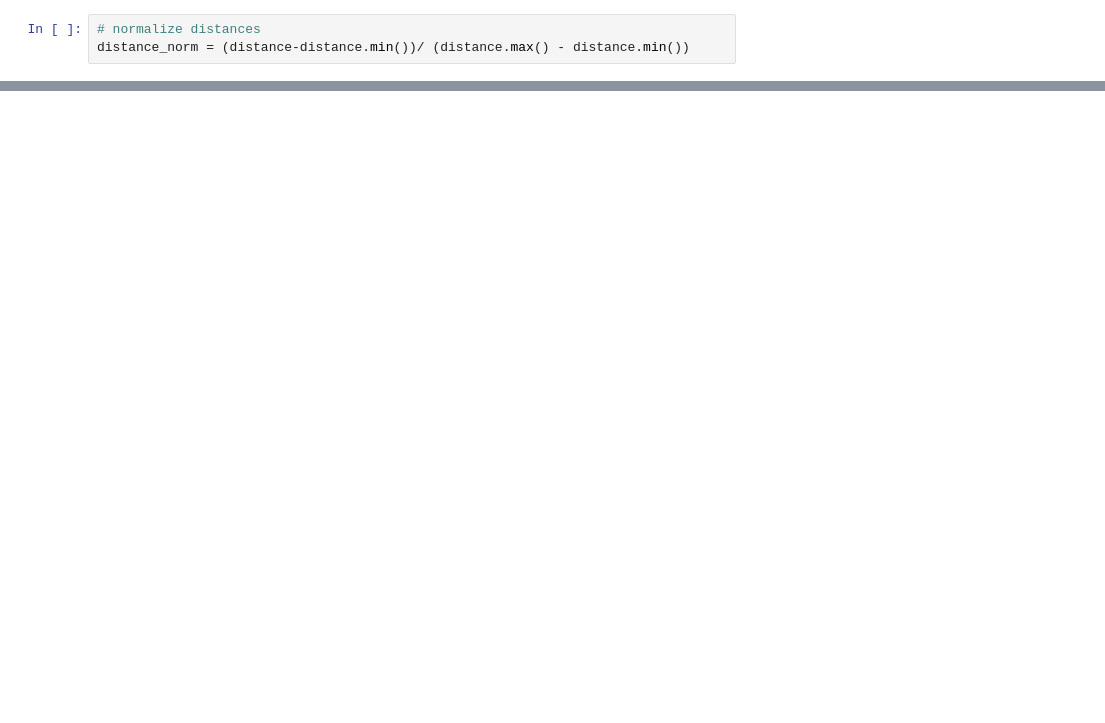
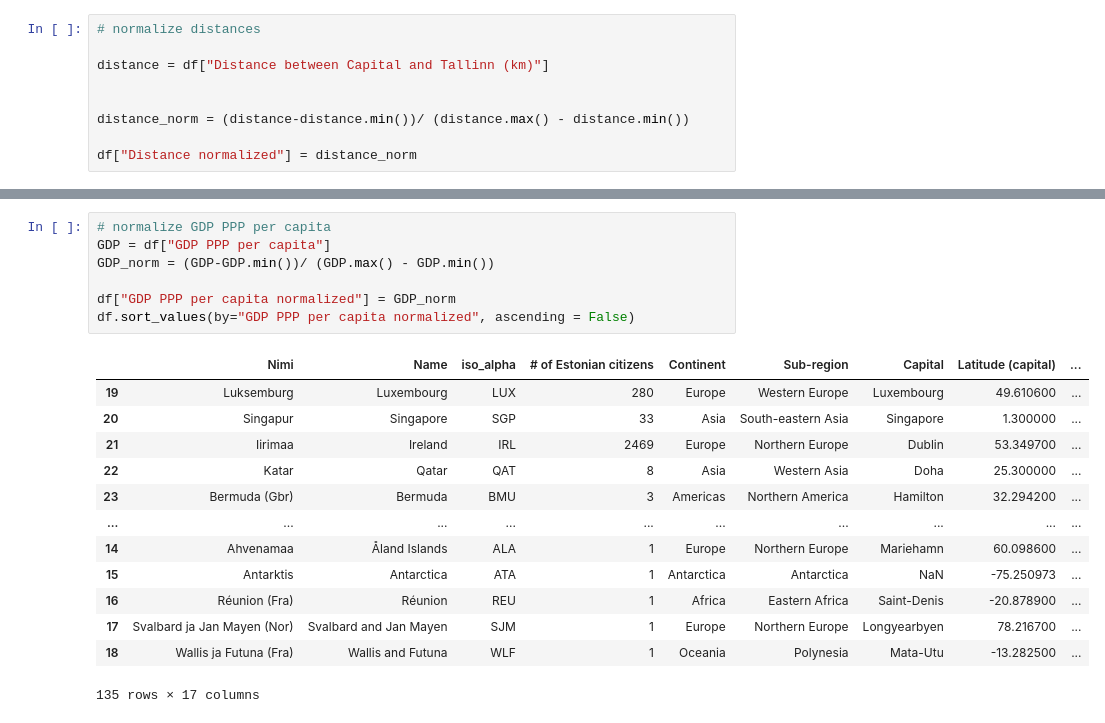
Before and after one commit to AlexandreWNeto/estonian_citizens_around_the_world, a Jupyter notebook: estonian citizens abroad.ipynb, the cells around one changed output, grey strips where cells are left out. Cells and saved outputs as stored; diff of their text form; blank space fills up the shorter version.

```diff
--- a/estonian citizens abroad.ipynb
+++ b/estonian citizens abroad.ipynb
@@ -26,4 +26,10 @@ name_target = df["Name and number of citizens"]
 name_target_label = "Name and number of citizens"
 # %%
 # normalize distances
+
+distance = df["Distance between Capital and Tallinn (km)"]
+
+
 distance_norm = (distance-distance.min())/ (distance.max() - distance.min())
+
+df["Distance normalized"] = distance_norm
@@ -79,0 +75,21 @@ plt.show()
+# %%
+# normalize GDP PPP per capita
+GDP = df["GDP PPP per capita"]
+GDP_norm = (GDP-GDP.min())/ (GDP.max() - GDP.min())
+
+df["GDP PPP per capita normalized"] = GDP_norm
+df.sort_values(by="GDP PPP per capita normalized", ascending = False)
+# %% [output]
+|  | Nimi | Name | iso_alpha | # of Estonian citizens | Continent | Sub-region | Capital | Latitude (capital) | ... |
+| 19 | Luksemburg | Luxembourg | LUX | 280 | Europe | Western Europe | Luxembourg | 49.610600 | ... |
+| 20 | Singapur | Singapore | SGP | 33 | Asia | South-eastern Asia | Singapore | 1.300000 | ... |
+| 21 | Iirimaa | Ireland | IRL | 2469 | Europe | Northern Europe | Dublin | 53.349700 | ... |
+| 22 | Katar | Qatar | QAT | 8 | Asia | Western Asia | Doha | 25.300000 | ... |
+| 23 | Bermuda (Gbr) | Bermuda | BMU | 3 | Americas | Northern America | Hamilton | 32.294200 | ... |
+| ... | ... | ... | ... | ... | ... | ... | ... | ... | ... |
+| 14 | Ahvenamaa | Åland Islands | ALA | 1 | Europe | Northern Europe | Mariehamn | 60.098600 | ... |
+| 15 | Antarktis | Antarctica | ATA | 1 | Antarctica | Antarctica | NaN | -75.250973 | ... |
+| 16 | Réunion (Fra) | Réunion | REU | 1 | Africa | Eastern Africa | Saint-Denis | -20.878900 | ... |
+| 17 | Svalbard ja Jan Mayen (Nor) | Svalbard and Jan Mayen | SJM | 1 | Europe | Northern Europe | Longyearbyen | 78.216700 | ... |
+| 18 | Wallis ja Futuna (Fra) | Wallis and Futuna | WLF | 1 | Oceania | Polynesia | Mata-Utu | -13.282500 | ... |
+135 rows × 17 columns
```
Also changed, not shown: parts of 12 cells of this notebook, 3 other files.
